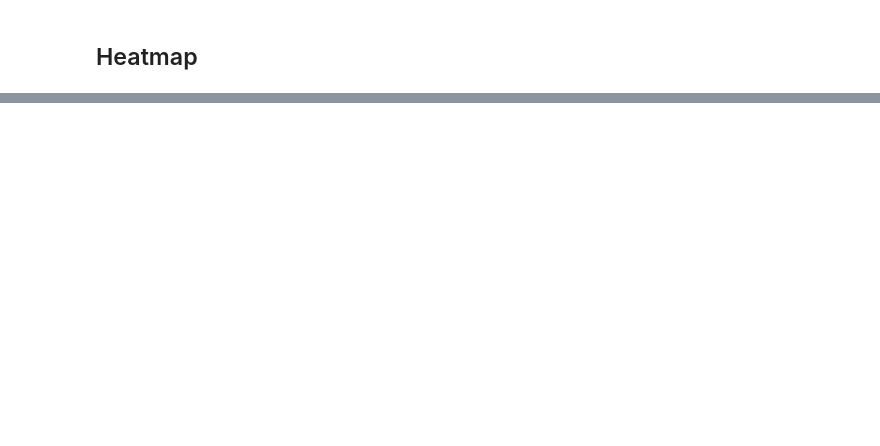
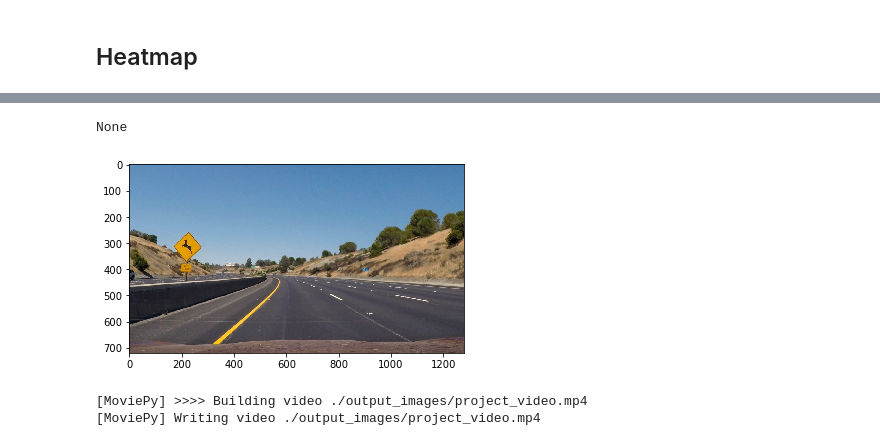
Before and after one commit to rdjondo/CarND-Vehicle-Detection, a Jupyter notebook: experiment.ipynb, the cells around one changed output, grey strips where cells are left out. Cells and saved outputs as stored; diff of their text form; code cells hidden in the pictures; blank space fills up the shorter version.

```diff
--- a/experiment.ipynb
+++ b/experiment.ipynb
@@ -512,0 +751,9 @@ plt.show()
+# %%
+
+imgs_paths = glob.glob('./test_images/*.jpg', recursive=True)
+for im_path in imgs_paths:
+    filt = Filter()
+    image = mpimg.imread(im_path)
+    im_out = process_image(image)
+    plt.imshow(im_out)
+    plt.show()
@@ -512,0 +767,21 @@ plt.show()
+# %%
+
+filt = Filter()
+print(filt.get_z())
+
+from moviepy.editor import VideoFileClip
+clip = VideoFileClip("project_video.mp4")
+plt.imshow(image)
+plt.show()
+
+#clip = VideoFileClip("./test_video.mp4")
+video_output = './output_images/project_video.mp4'
+
+processed_clip = clip.fl_image(process_image)
+
+%time processed_clip.write_videofile(video_output, audio=False)
+# %% [output]
+None
+[figure, added]
+[MoviePy] >>>> Building video ./output_images/project_video.mp4
+[MoviePy] Writing video ./output_images/project_video.mp4
```
Also changed, not shown: parts of 22 cells of this notebook, 3 other files.
